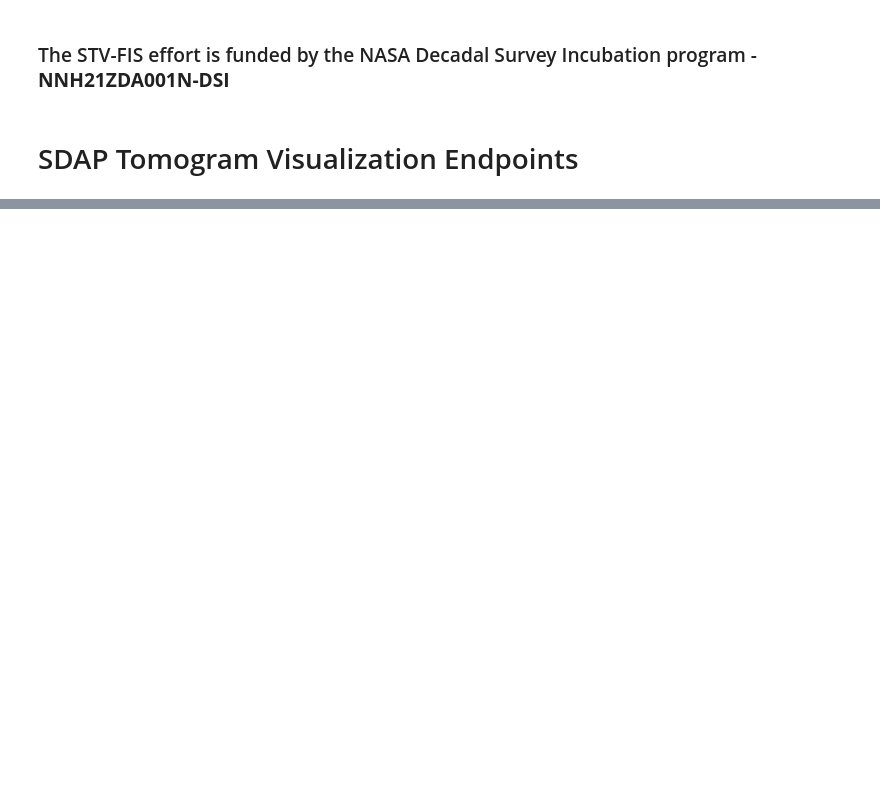
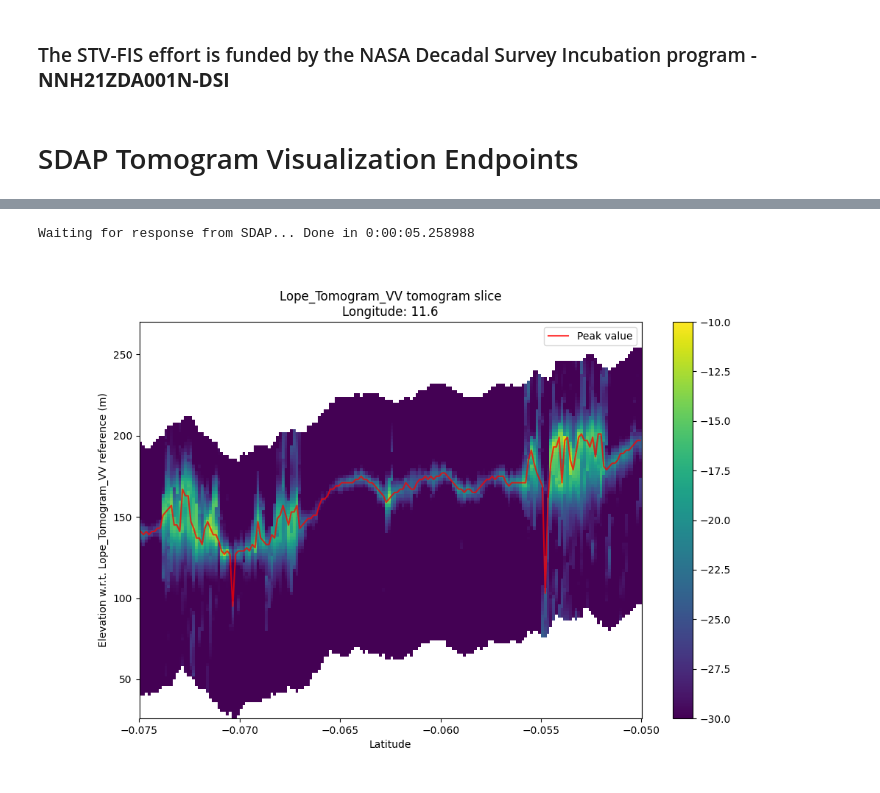
Before and after one commit to EarthDigitalTwin/STV-FIS-Notebooks, a Jupyter notebook: SDAP_visualizations.ipynb, the cells around one changed output, grey strips where cells are left out. Cells and saved outputs as stored; diff of their text form; code cells hidden in the pictures; blank space fills up the shorter version.

```diff
--- a/SDAP_visualizations.ipynb
+++ b/SDAP_visualizations.ipynb
@@ -102,0 +232,22 @@ Waiting for response from SDAP... Done in 0:00:25.234284
+# %%
+params = dict(
+    ds=TOMOGRAM_DS_Lope.format('VV'),
+    output='PNG',
+    longitude=11.6,
+    minLat=-0.075,
+    maxLat=-0.05,
+    minElevation=5,
+    maxElevation=350,
+    stride=2, elevationMargin=1,
+    peaks=True
+)
+
+response = get(TOMOGRAM_LON_URL, params)
+
+buf = BytesIO(response.content)
+
+img = Image.open(buf)
+display(img)
+# %% [output]
+Waiting for response from SDAP... Done in 0:00:05.258988
+[figure, added]
```
Also changed, not shown: parts of 18 cells of this notebook.
